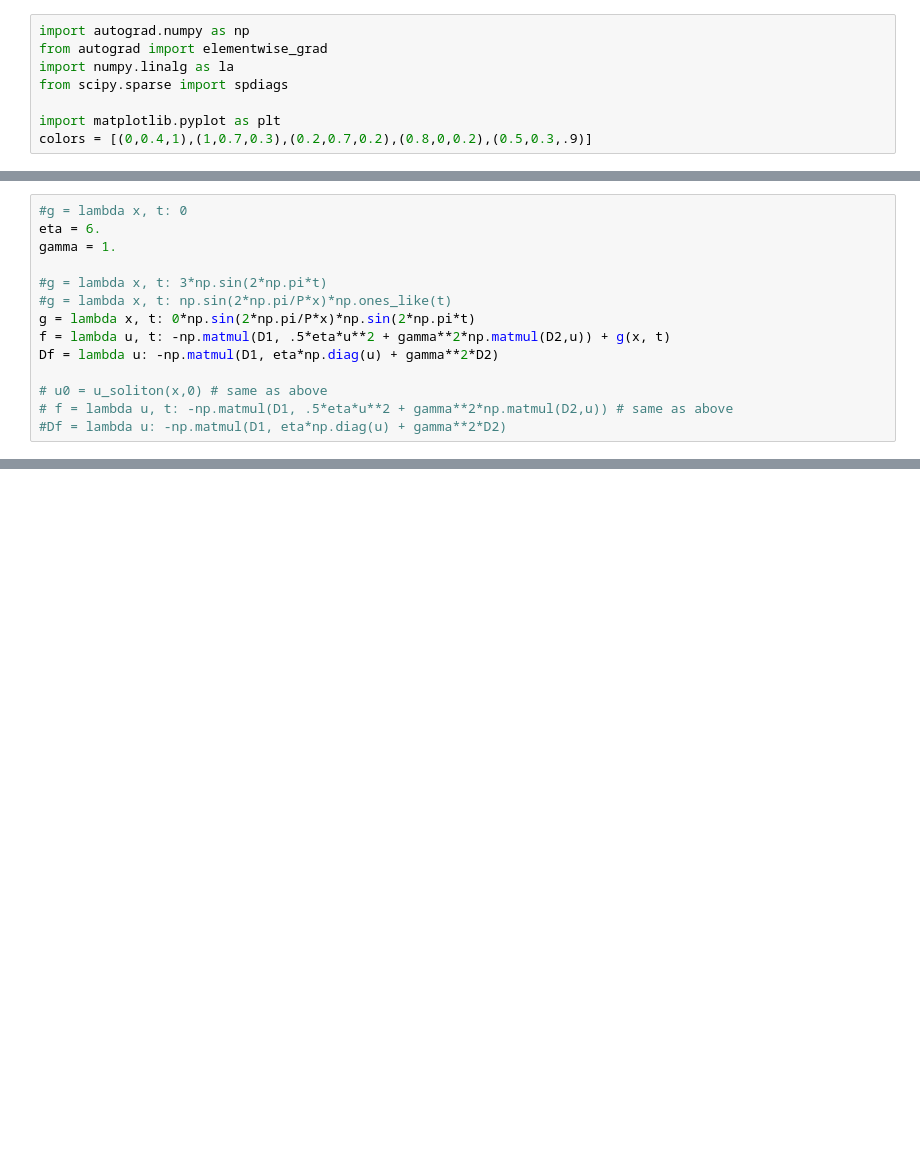
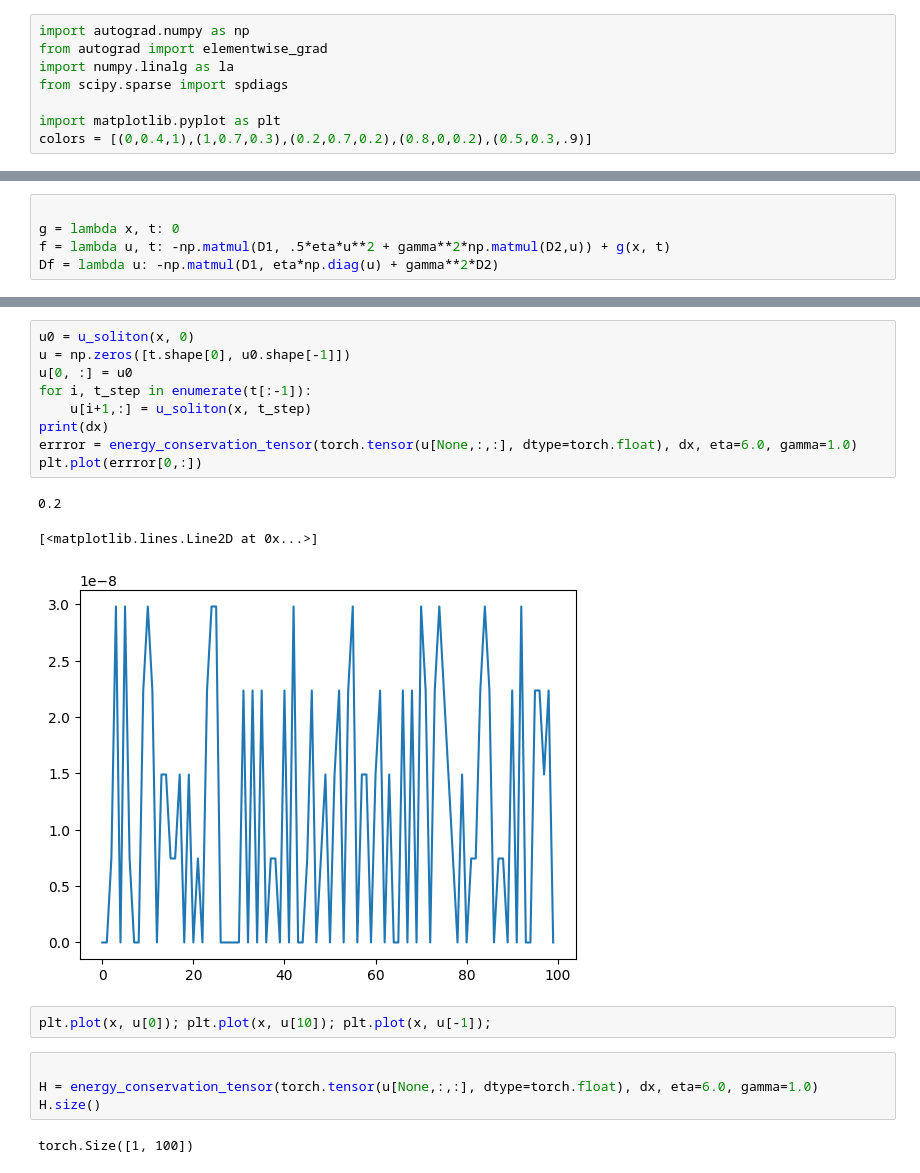
Before and after one commit to Kohmann/master-GAN, a Jupyter notebook: waveEquations/kdv_minimal.ipynb, the cells around one changed output, grey strips where cells are left out. Cells and saved outputs as stored; diff of their text form; blank space fills up the shorter version.

Commit message:
Added conservation of energy metric

```diff
--- a/waveEquations/kdv_minimal.ipynb
+++ b/waveEquations/kdv_minimal.ipynb
@@ -32,15 +38,6 @@ soliton[25]
 # %%
-#g = lambda x, t: 0
-eta = 6.
-gamma = 1.
 
-#g = lambda x, t: 3*np.sin(2*np.pi*t)
-#g = lambda x, t: np.sin(2*np.pi/P*x)*np.ones_like(t)
-g = lambda x, t: 0*np.sin(2*np.pi/P*x)*np.sin(2*np.pi*t)
+g = lambda x, t: 0
 f = lambda u, t: -np.matmul(D1, .5*eta*u**2 + gamma**2*np.matmul(D2,u)) + g(x, t)
 Df = lambda u: -np.matmul(D1, eta*np.diag(u) + gamma**2*D2)
-
-# u0 = u_soliton(x,0) # same as above
-# f = lambda u, t: -np.matmul(D1, .5*eta*u**2 + gamma**2*np.matmul(D2,u)) # same as above
-#Df = lambda u: -np.matmul(D1, eta*np.diag(u) + gamma**2*D2)
 # %%
@@ -136,0 +162,21 @@ plt.plot(x, u[3,:], label='t=0')
+# %%
+u0 = u_soliton(x, 0)
+u = np.zeros([t.shape[0], u0.shape[-1]])
+u[0, :] = u0
+for i, t_step in enumerate(t[:-1]):
+    u[i+1,:] = u_soliton(x, t_step)
+print(dx)
+errror = energy_conservation_tensor(torch.tensor(u[None,:,:], dtype=torch.float), dx, eta=6.0, gamma=1.0)
+plt.plot(errror[0,:])
+# %% [output]
+0.2
+[<matplotlib.lines.Line2D at 0x...>]
+[figure, added]
+# %%
+plt.plot(x, u[0]); plt.plot(x, u[10]); plt.plot(x, u[-1]);
+# %%
+
+H = energy_conservation_tensor(torch.tensor(u[None,:,:], dtype=torch.float), dx, eta=6.0, gamma=1.0)
+H.size()
+# %% [output]
+torch.Size([1, 100])
```
Also changed, not shown: parts of 21 cells of this notebook, 4 other files.
